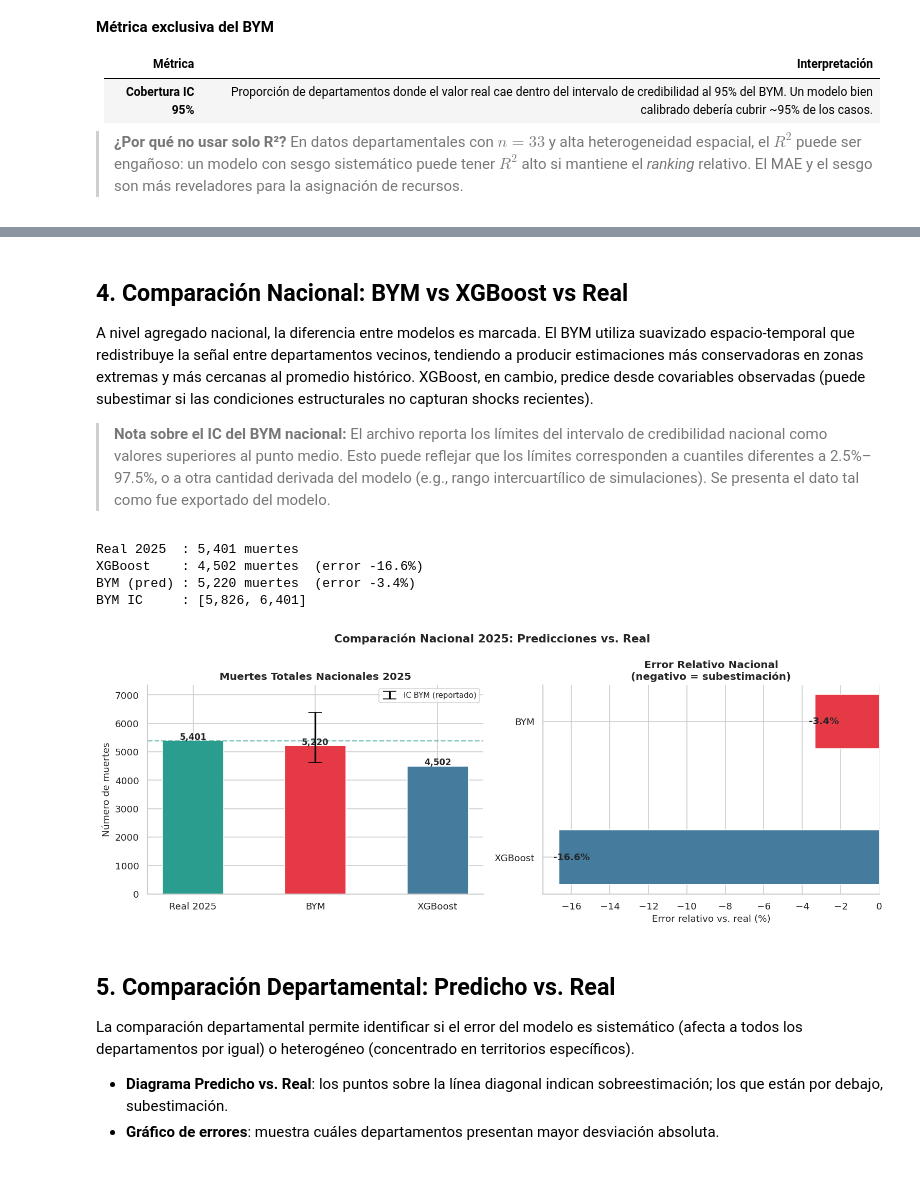
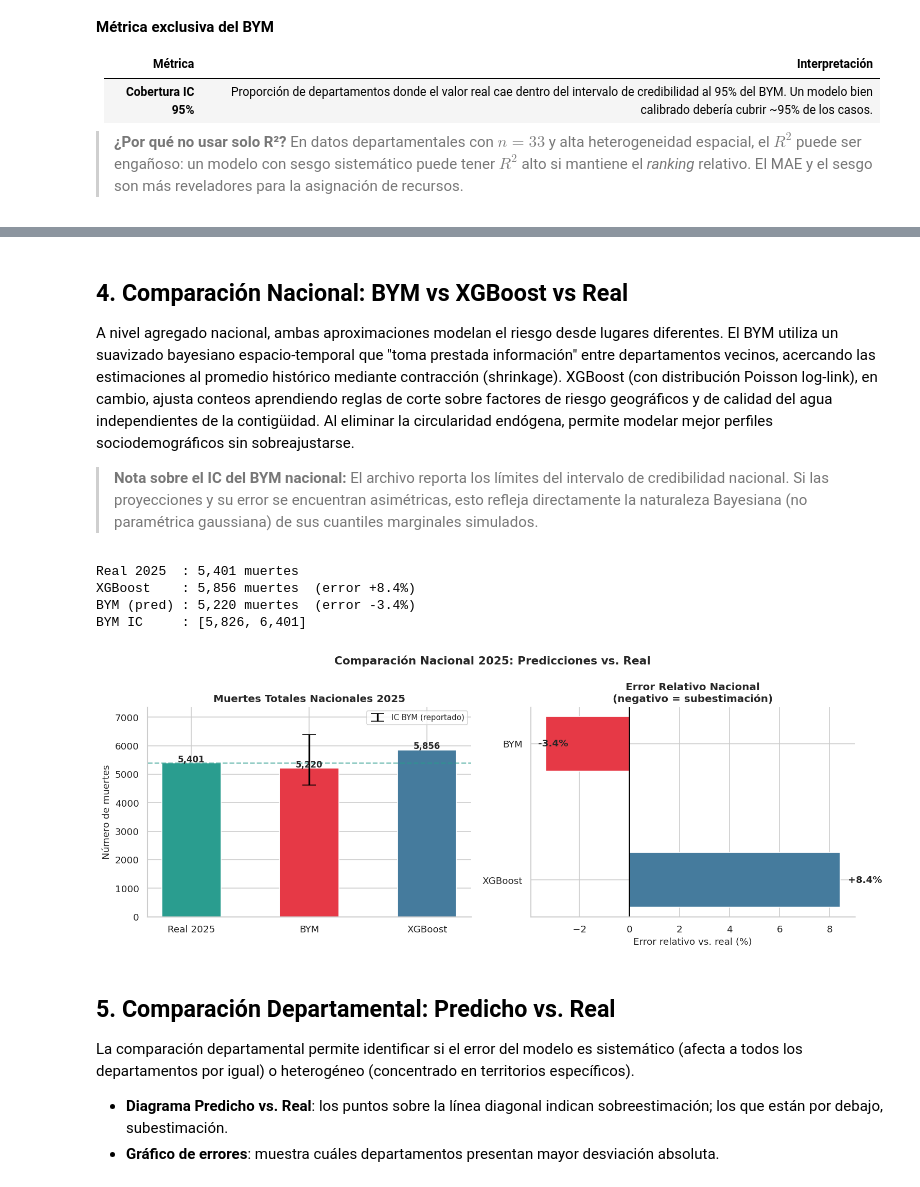
Before and after one commit to LasciaStare/Seminario, a Jupyter notebook: 6_Resultados.ipynb, the cells around one changed output, grey strips where cells are left out. Saved outputs shown, nothing was run; the diff lists cells and outputs as text; code cells hidden in the pictures.

```diff
--- a/6_Resultados.ipynb
+++ b/6_Resultados.ipynb
@@ -104,10 +104,9 @@ Se integran en un único dataset los tres conjuntos de predicciones junto con la
 
 La tasa real se calcula usando la población proyectada del modelo XGBoost, que es la única fuente de proyección de población disponible para 2025.
 # %%
-# ── XGBoost
-df_xgb_all = pd.read_csv(f'{BASE}/xgboost/predicciones_xgboost_2025.csv', encoding='utf-8-sig')
-df_xgb     = df_xgb_all[df_xgb_all['ambito'] == 'Departamental'].copy()
-xgb_nac    = df_xgb_all[df_xgb_all['ambito'] == 'Nacional'].iloc[0]
+# ── XGBoost (Poisson)
+df_xgb = pd.read_csv(f'{BASE}/xgboost/predicciones_xgboost_2025.csv', encoding='utf-8-sig')
+# df_xgb ya contiene: departamento, muertes_real, muertes_xgb
 
 # ── BYM
 df_bym     = pd.read_csv(f'{BASE}/bym/predicciones_bym_2025_dpto.csv')
@@ -120,26 +119,30 @@ if unmatched:
     print(f"Departamentos BYM sin match: {unmatched}")
 df_bym['cod_dpto'] = df_bym['cod_dpto'].astype(int)
 
+# Normalizar departamento en df_xgb para el cruce
+df_xgb['cod_dpto'] = df_xgb['departamento'].apply(lambda x: NORM_MAP.get(norm(x)))
+df_xgb['cod_dpto'] = df_xgb['cod_dpto'].astype(int)
+
 # ── Merge unificado
 df = (
-    df_xgb[['cod_dpto', 'departamento', 'poblacion_proyectada',
-             'tasa_predicha_2025', 'muertes_estimadas_2025']]
-    .rename(columns={'tasa_predicha_2025': 'xgb_tasa', 'muertes_estimadas_2025': 'xgb_muertes'})
+    df_xgb[['cod_dpto', 'departamento', 'muertes_xgb', 'muertes_real']]
+    .rename(columns={'muertes_real': 'muertes_reales'})
     .merge(
         df_bym[['cod_dpto', 'muertes_pred', 'tasa_pred', 'SMR_pred', 'SMR_pred_low', 'SMR_pred_high']]
         .rename(columns={'muertes_pred': 'bym_muertes', 'tasa_pred': 'bym_tasa'}),
         on='cod_dpto', how='inner'
     )
-    .merge(df_real[['cod_dpto', 'muertes_reales']], on='cod_dpto', how='inner')
 )
 
-# Tasa real (usando población proyectada XGBoost)
-df['tasa_real'] = df['muertes_reales'] / df['poblacion_proyectada'] * 100_000
+# Recuperar población implícita desde las estimaciones de BYM para calcular tasas (opcional/referencia)
+df['poblacion_inferida'] = (df['bym_muertes'] / df['bym_tasa']) * 100_000
+df['tasa_real'] = df['muertes_reales'] / df['poblacion_inferida'] * 100_000
+df['xgb_tasa']  = df['muertes_xgb'] / df['poblacion_inferida'] * 100_000
 
 # ── Errores por modelo
 df['xgb_err_tasa']    = df['xgb_tasa']    - df['tasa_real']
 df['bym_err_tasa']    = df['bym_tasa']    - df['tasa_real']
-df['xgb_err_muertes'] = df['xgb_muertes'] - df['muertes_reales']
+df['xgb_err_muertes'] = df['muertes_xgb'] - df['muertes_reales']
 df['bym_err_muertes'] = df['bym_muertes'] - df['muertes_reales']
 
 print(f"Dataset unificado: {len(df)} departamentos\n")
@@ -152,8 +155,8 @@ for _, r in df.sort_values('tasa_real', ascending=False).iterrows():
 print("─" * 72)
 total_muertes_real = df['muertes_reales'].sum()
 print(f"\nTotal muertes reales  : {total_muertes_real:,}")
-print(f"Total muertes XGBoost : {df['xgb_muertes'].sum():,}  "
-      f"({'%+.1f' % ((df['xgb_muertes'].sum()/total_muertes_real - 1)*100)}%)")
+print(f"Total muertes XGBoost : {df['muertes_xgb'].sum():,}  "
+      f"({'%+.1f' % ((df['muertes_xgb'].sum()/total_muertes_real - 1)*100)}%)")
 print(f"Total muertes BYM     : {df['bym_muertes'].sum():,}  "
       f"({'%+.1f' % ((df['bym_muertes'].sum()/total_muertes_real - 1)*100)}%)")
 # %% [output]
@@ -301,12 +304,12 @@ Nota: Para R² un valor más alto es mejor; para MAE/RMSE/MAPE un valor más baj
 # %% [markdown]
 ## 4. Comparación Nacional: BYM vs XGBoost vs Real
 
-A nivel agregado nacional, la diferencia entre modelos es marcada. El BYM utiliza suavizado espacio-temporal que redistribuye la señal entre departamentos vecinos, tendiendo a producir estimaciones más conservadoras en zonas extremas y más cercanas al promedio histórico. XGBoost, en cambio, predice desde covariables observadas (puede subestimar si las condiciones estructurales no capturan shocks recientes).
+A nivel agregado nacional, ambas aproximaciones modelan el riesgo desde lugares diferentes. El BYM utiliza un suavizado bayesiano espacio-temporal que "toma prestada información" entre departamentos vecinos, acercando las estimaciones al promedio histórico mediante contracción (shrinkage). XGBoost (con distribución Poisson log-link), en cambio, ajusta conteos aprendiendo reglas de corte sobre factores de riesgo geográficos y de calidad del agua independientes de la contigüidad. Al eliminar la circularidad endógena, permite modelar mejor perfiles sociodemográficos sin sobreajustarse.
 
-> **Nota sobre el IC del BYM nacional:** El archivo reporta los límites del intervalo de credibilidad nacional como valores superiores al punto medio. Esto puede reflejar que los límites corresponden a cuantiles diferentes a 2.5%–97.5%, o a otra cantidad derivada del modelo (e.g., rango intercuartílico de simulaciones). Se presenta el dato tal como fue exportado del modelo.
+> **Nota sobre el IC del BYM nacional:** El archivo reporta los límites del intervalo de credibilidad nacional. Si las proyecciones y su error se encuentran asimétricas, esto refleja directamente la naturaleza Bayesiana (no paramétrica gaussiana) de sus cuantiles marginales simulados.
 # %%
 real_nac  = df['muertes_reales'].sum()
-xgb_nac_v = df['xgb_muertes'].sum()
+xgb_nac_v = df['muertes_xgb'].sum()
 bym_nac_v = int(df_bym_nac['muertes_pred'])
 bym_lo    = int(df_bym_nac['muertes_low'])
 bym_hi    = int(df_bym_nac['muertes_high'])
@@ -332,35 +335,35 @@ for bar, v in zip(bars, valores):
              ha='center', fontsize=10, fontweight='bold')
 ax1.axhline(real_nac, color='#2a9d8f', linestyle='--', lw=1.5, alpha=0.6)
 ax1.set_ylabel('Número de muertes', fontsize=11)
 ax1.set_title('Muertes Totales Nacionales 2025', fontsize=12, fontweight='bold')
 ax1.set_ylim(0, max(valores + [bym_hi]) * 1.15)
 ax1.legend(fontsize=9)
 ax1.spines[['top', 'right']].set_visible(False)
 
 # Panel 2: error relativo
 ax2 = axes[1]
 err_vals = [(xgb_nac_v/real_nac - 1)*100, (bym_nac_v/real_nac - 1)*100]
 err_cols  = ['#457b9d', '#e63946']
 err_labs  = ['XGBoost', 'BYM']
 b2 = ax2.barh(err_labs, err_vals, color=err_cols, edgecolor='white', height=0.4)
 ax2.axvline(0, color='black', lw=1.5)
 for bar, v in zip(b2, err_vals):
     ax2.text(v + (0.3 if v >= 0 else -0.3), bar.get_y() + bar.get_height()/2,
              f'{v:+.1f}%', va='center', fontsize=11, fontweight='bold')
 ax2.set_xlabel('Error relativo vs. real (%)', fontsize=11)
 ax2.set_title('Error Relativo Nacional\n(negativo = subestimación)', fontsize=12, fontweight='bold')
 ax2.spines[['top', 'right']].set_visible(False)
 
 plt.suptitle('Comparación Nacional 2025: Predicciones vs. Real',
              fontsize=13, fontweight='bold')
 plt.tight_layout()
 plt.show()
 # %% [output]
 Real 2025  : 5,401 muertes
-XGBoost    : 4,502 muertes  (error -16.6%)
+XGBoost    : 5,856 muertes  (error +8.4%)
 BYM (pred) : 5,220 muertes  (error -3.4%)
 BYM IC     : [5,826, 6,401]
-[figure, old version]
+[figure, new version]
 # %% [markdown]
 ## 5. Comparación Departamental: Predicho vs. Real
 
```
Also changed, not shown: parts of 9 cells of this notebook.
